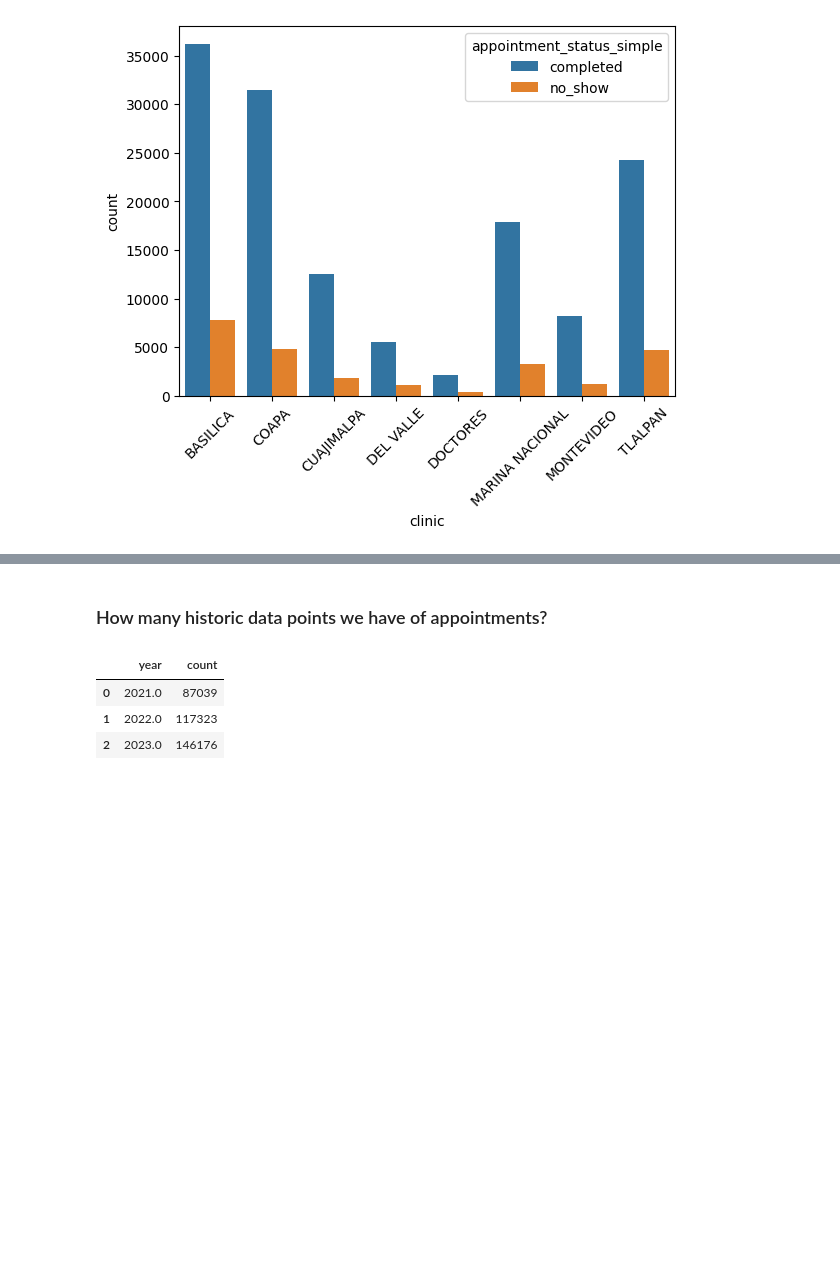
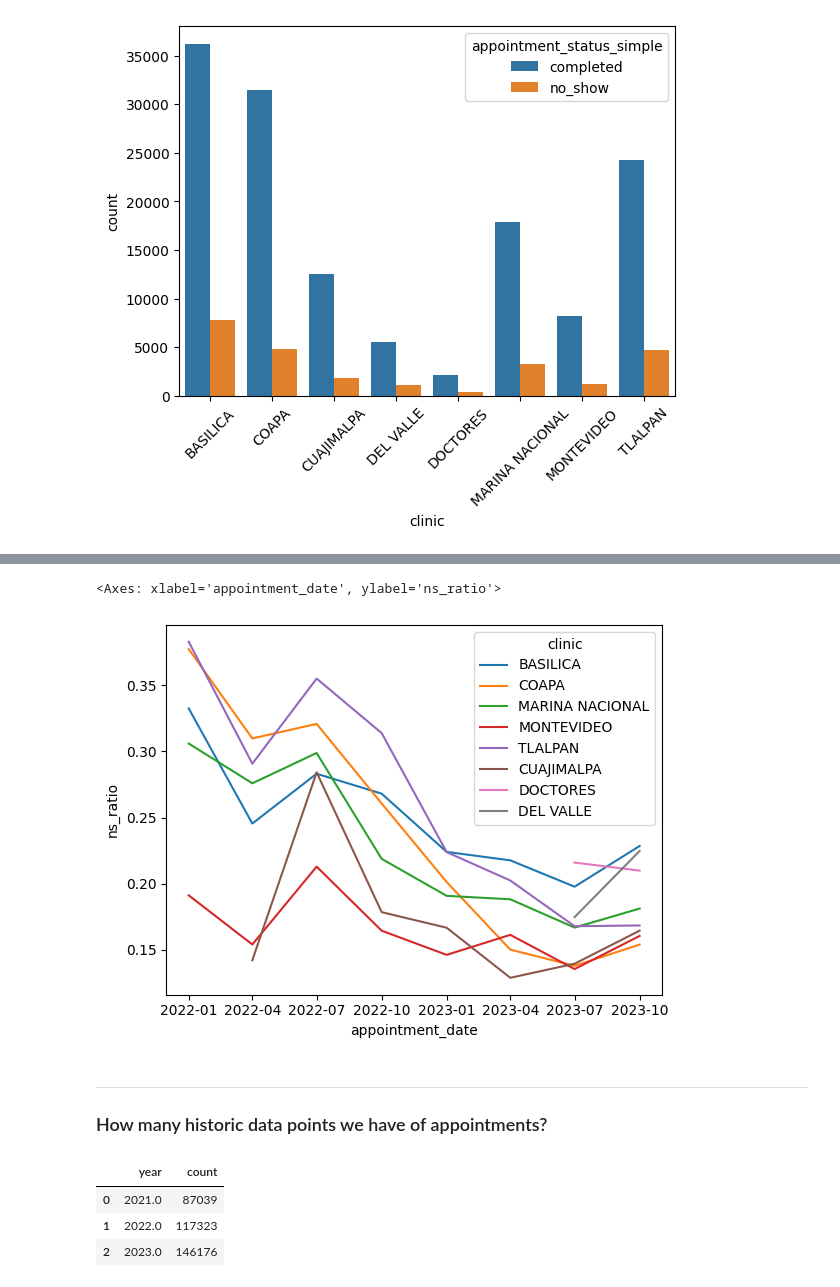
Before and after one commit to robperch/IEOR_Capstone, a Jupyter notebook: notebooks/EDA/eda_rob.ipynb, the cells around one changed output, grey strips where cells are left out. Saved outputs shown, nothing was run; the diff lists cells and outputs as text; code cells hidden in the pictures; blank space fills up the shorter version.

```diff
--- a/notebooks/EDA/eda_rob.ipynb
+++ b/notebooks/EDA/eda_rob.ipynb
@@ -200,0 +353,19 @@ for item in plt.get_xticklabels():
+# %%
+dfy = dfy.pivot(
+    index=['appointment_date', 'clinic'],
+    columns=['appointment_status_simplified'],
+    values=['appointment_id'],
+).reset_index()
+
+dfy.columns = [
+    col[1]
+    if col[0] == 'appointment_id'
+    else col[0]
+    for col in dfy.columns
+]
+# %%
+dfy.fillna(0, inplace=True)
+# %%
+dfy['total'] = dfy['completed'] + dfy['no_show'] + dfy['unused']
+# %%
+dfy['ns_ratio'] = dfy['no_show']/dfy['completed']
@@ -201,4 +392,16 @@ for item in plt.get_xticklabels():
+# %%
+sns.lineplot(
+    x="appointment_date",
+    y="ns_ratio",
+    hue="clinic",
+    data=dfy,
+    markers=True
+)
+# %% [output]
+<Axes: xlabel='appointment_date', ylabel='ns_ratio'>
+[figure, added]
 # %% [markdown]
+---
 ### How many historic data points we have of appointments?
 # %%
 sql_string = """
```
Also changed, not shown: parts of 107 cells of this notebook, 1 other file.
